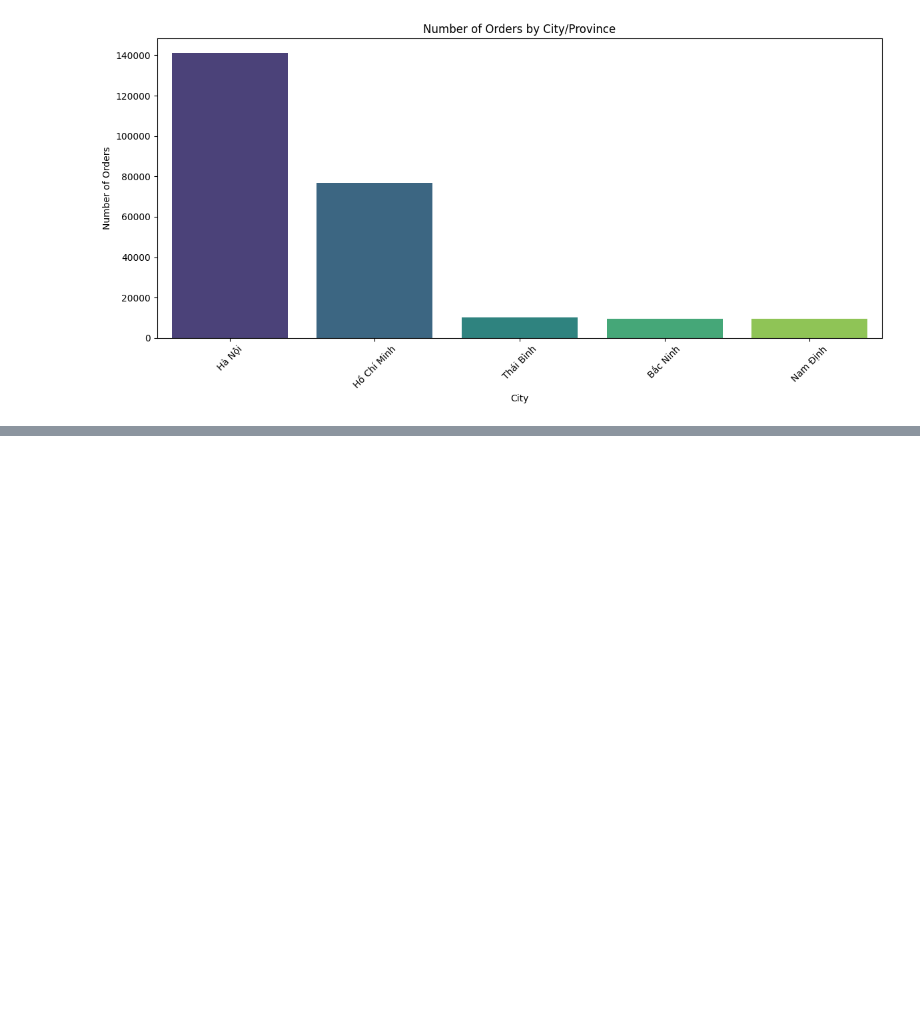
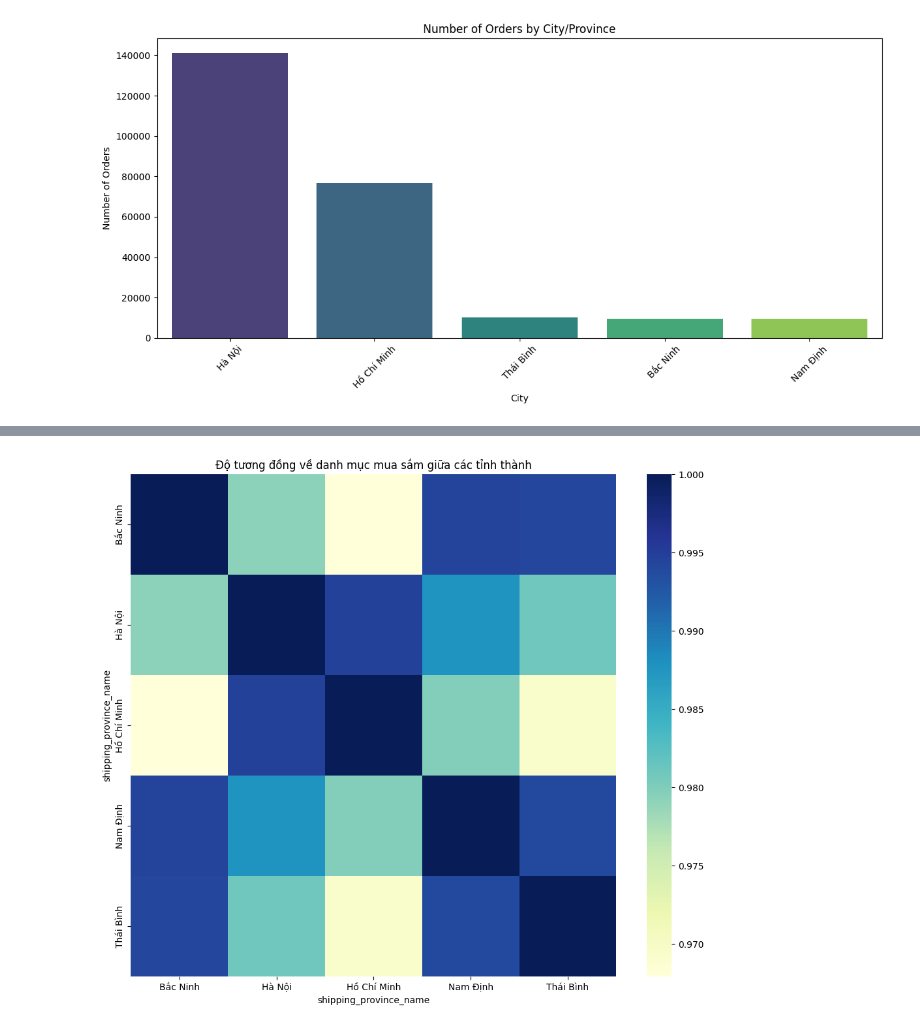
Before and after one commit to phupham14/vnshop, a Jupyter notebook: eda.ipynb, the cells around one changed output, grey strips where cells are left out. Cells and saved outputs as stored; diff of their text form; code cells hidden in the pictures; blank space fills up the shorter version.

```diff
--- a/eda.ipynb
+++ b/eda.ipynb
@@ -754,0 +708,91 @@ Passing `palette` without assigning `hue` is deprecated and will be removed in v
+# %%
+import pandas as pd
+import numpy as np
+import seaborn as sns
+import matplotlib.pyplot as plt
+from sklearn.metrics.pairwise import cosine_similarity
+
+# ======================
+# 1. Chuẩn bị dimension tables (set index để join nhanh)
+# ======================
+product_map = product_df.set_index('product_id')['category_id']
+category_map = product_category_df.set_index('category_id')['category_name']
+order_map = sale_order_df.set_index('sale_order_id')['shipping_province_name']
+
+# ======================
+# 2. Map thay vì merge (NHANH hơn nhiều)
+# ======================
+df = sale_order_line_df.copy()
+
+df['category_id'] = df['product_id'].map(product_map)
+df['category_name'] = df['category_id'].map(category_map)
+df['shipping_province_name'] = df['sale_order_id'].map(order_map)
+
+# Drop NA sớm để giảm size
+df = df.dropna(subset=['category_name', 'shipping_province_name'])
+
+# ======================
+# 3. Lấy Top provinces (giảm data sớm)
+# ======================
+top_provinces = (
+    df['shipping_province_name']
+    .value_counts()
+    .head(5)
+    .index
+)
+
+df = df[df['shipping_province_name'].isin(top_provinces)]
+
+# ======================
+# 4. Groupby thay vì pivot_table (nhanh hơn)
+# ======================
+province_dist = (
+    df.groupby(['shipping_province_name', 'category_name'])['sale_order_id']
+    .count()
+    .unstack(fill_value=0)
+)
+
+# ======================
+# 5. Normalize (vectorized, OK)
+# ======================
+province_dist_pct = province_dist.div(province_dist.sum(axis=1), axis=0)
+
+# ======================
+# 6. Top categories (giảm dimension)
+# ======================
+top_categories = (
+    province_dist_pct.sum(axis=0)
+    .nlargest(10)
+    .index
+)
+
+filtered_plot_df = province_dist_pct[top_categories]
+
+# ======================
+# 7. Cosine similarity
+# ======================
+similarity_matrix = cosine_similarity(province_dist_pct.values)
+
+similarity_df = pd.DataFrame(
+    similarity_matrix,
+    index=province_dist_pct.index,
+    columns=province_dist_pct.index
+)
+
+# ======================
+# 8. Visualization
+# ======================
+plt.figure(figsize=(12, 10))
+sns.heatmap(similarity_df, cmap='YlGnBu', annot=False)
+plt.title('Độ tương đồng về danh mục mua sắm giữa các tỉnh thành')
+plt.show()
+
+filtered_plot_df.T.plot(kind='bar', figsize=(15, 6))
+plt.title('So sánh cơ cấu Top 10 danh mục (%) giữa các tỉnh trọng điểm')
+plt.ylabel('Tỷ lệ mua sắm')
+plt.xticks(rotation=45)
+plt.legend(bbox_to_anchor=(1.05, 1), loc='upper left')
+plt.tight_layout()
+plt.show()
+# %% [output]
+[figure, added]
```
Also changed, not shown: parts of 41 cells of this notebook.
